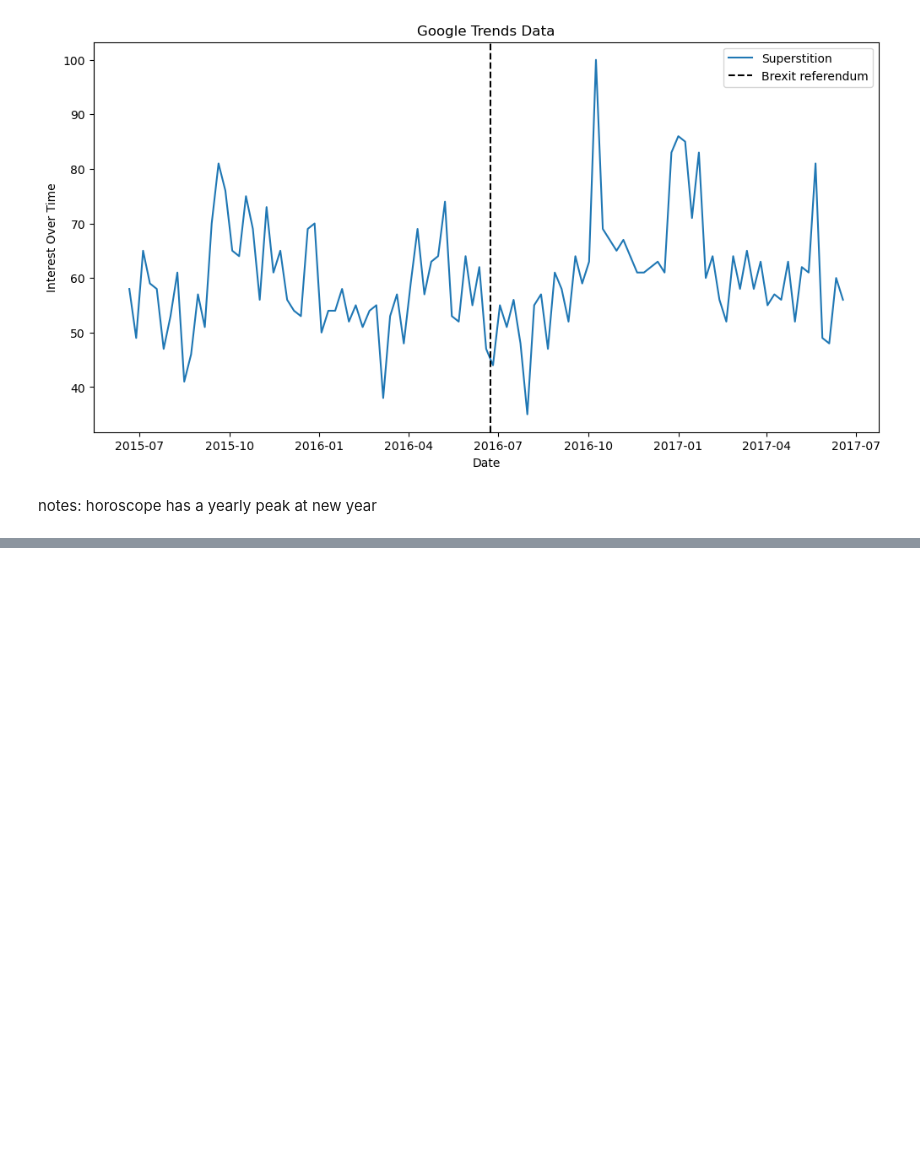
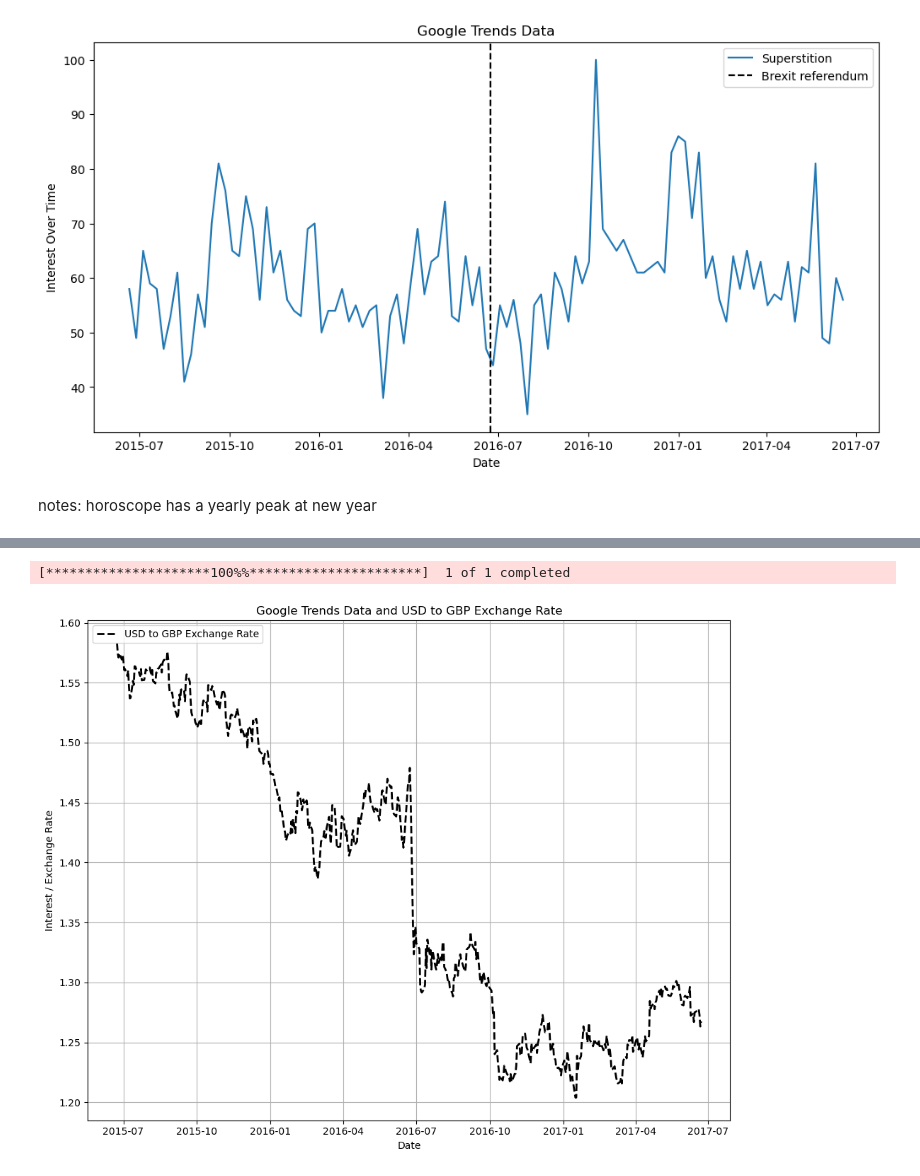
Before and after one commit to RaphaelDeGottardi/SupervisedResearch, a Jupyter notebook: GT_brexit.ipynb, the cells around one changed output, grey strips where cells are left out. Cells and saved outputs as stored; diff of their text form; code cells hidden in the pictures; blank space fills up the shorter version.

```diff
--- a/GT_brexit.ipynb
+++ b/GT_brexit.ipynb
@@ -110,0 +172,29 @@ horoscope has a yearly peak at new year
+# %%
+import pandas as pd
+import matplotlib.pyplot as plt
+import yfinance as yf
+
+
+# Fetch USD to GBP exchange rate data from Yahoo Finance
+exchange_rate = yf.download('GBPUSD=X', start='2015-06-23', end='2017-06-23')
+exchange_rate = exchange_rate['Close']  # Get the closing price (exchange rate)
+
+# Plotting all time series along with the exchange rate
+plt.figure(figsize=(10, 8))
+
+# Plot exchange rate data
+plt.plot(exchange_rate.index, exchange_rate, label='USD to GBP Exchange Rate', color='black', linewidth=2, linestyle='--')
+
+# Adding titles and labels
+plt.title('Google Trends Data and USD to GBP Exchange Rate')
+plt.xlabel('Date')
+plt.ylabel('Interest / Exchange Rate')
+plt.legend(loc='upper left')
+plt.grid(True)
+plt.tight_layout()
+
+# Display the plot
+plt.show()
+# %% [output]
+[*********************100%%**********************]  1 of 1 completed
+[figure, added]
```
Also changed, not shown: parts of 5 cells of this notebook.
